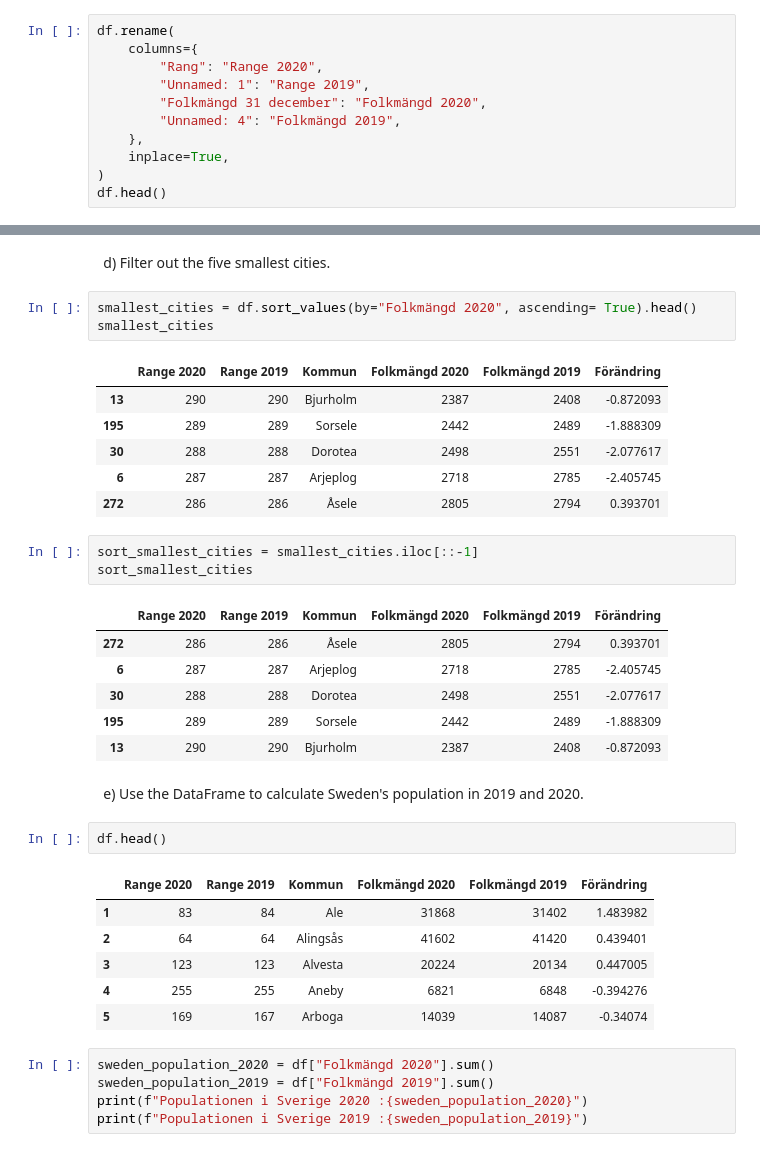
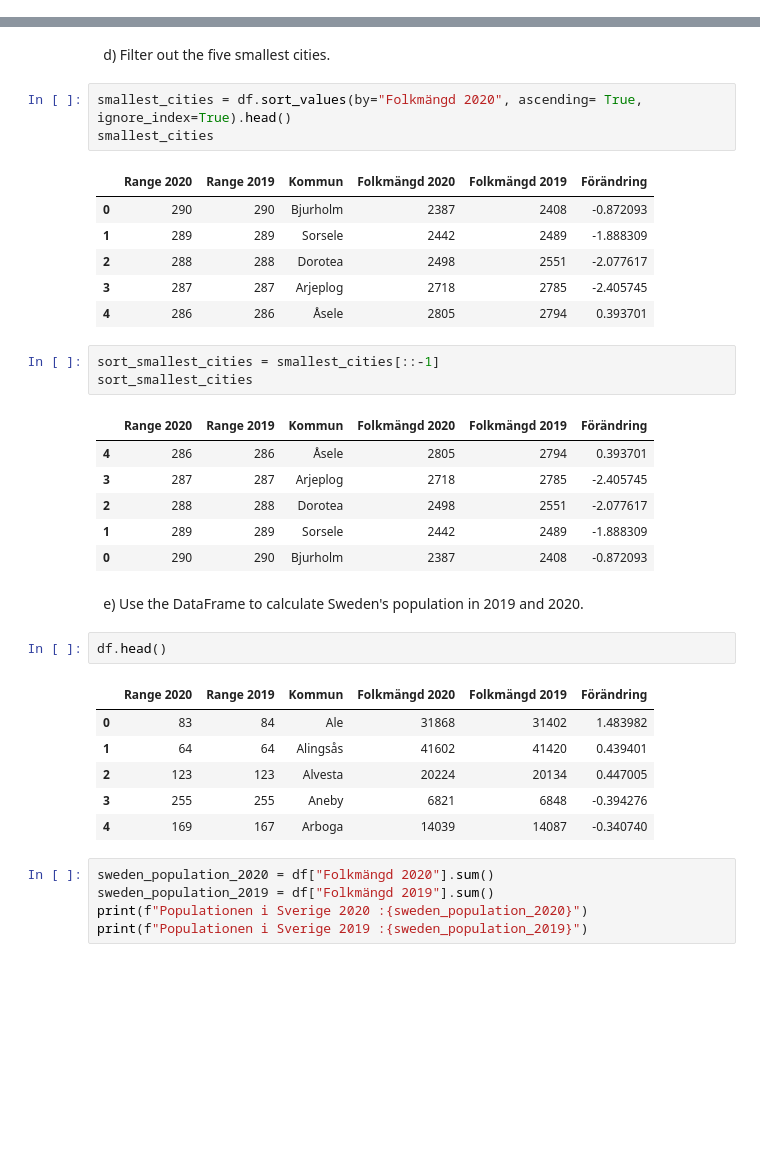
Before and after one commit to VineelaNedunuri/Databehandling-Vineela-Nedunuri, a Jupyter notebook: Exercises/E00_pandas_basic_syntax.ipynb, the cells around one changed output, grey strips where cells are left out. Saved outputs shown, nothing was run; the diff lists cells and outputs as text; blank space fills up the shorter version.

```diff
--- a/Exercises/E00_pandas_basic_syntax.ipynb
+++ b/Exercises/E00_pandas_basic_syntax.ipynb
@@ -193,14 +193,3 @@ array(['Ale', 'Alingsås', 'Alvesta', 'Aneby', 'Arboga', 'Arjeplog',
 |  2 |         123 |         123 | Alvesta  |            20224 |            20134 |     0.447005 |
 |  3 |         255 |         255 | Aneby    |             6821 |             6848 |    -0.394276 |
 |  4 |         169 |         167 | Arboga   |            14039 |            14087 |    -0.34074  |
-# %%
-df.rename(
-    columns={
-        "Rang": "Range 2020",
-        "Unnamed: 1": "Range 2019",
-        "Folkmängd 31 december": "Folkmängd 2020",
-        "Unnamed: 4": "Folkmängd 2019",
-    },
-    inplace=True,
-)
-df.head()
@@ -226,36 +203,36 @@ sort_largest_cities
 # %% [markdown]
 &nbsp; d) Filter out the five smallest cities.
 # %%
-smallest_cities = df.sort_values(by="Folkmängd 2020", ascending= True).head()
+smallest_cities = df.sort_values(by="Folkmängd 2020", ascending= True, ignore_index=True).head()
 smallest_cities
 # %% [output]
 |  | Range 2020 | Range 2019 | Kommun | Folkmängd 2020 | Folkmängd 2019 | Förändring |
-| 13 | 290 | 290 | Bjurholm | 2387 | 2408 | -0.872093 |
-| 195 | 289 | 289 | Sorsele | 2442 | 2489 | -1.888309 |
-| 30 | 288 | 288 | Dorotea | 2498 | 2551 | -2.077617 |
-| 6 | 287 | 287 | Arjeplog | 2718 | 2785 | -2.405745 |
-| 272 | 286 | 286 | Åsele | 2805 | 2794 | 0.393701 |
+| 0 | 290 | 290 | Bjurholm | 2387 | 2408 | -0.872093 |
+| 1 | 289 | 289 | Sorsele | 2442 | 2489 | -1.888309 |
+| 2 | 288 | 288 | Dorotea | 2498 | 2551 | -2.077617 |
+| 3 | 287 | 287 | Arjeplog | 2718 | 2785 | -2.405745 |
+| 4 | 286 | 286 | Åsele | 2805 | 2794 | 0.393701 |
 # %%
-sort_smallest_cities = smallest_cities.iloc[::-1]
+sort_smallest_cities = smallest_cities[::-1]
 sort_smallest_cities
 # %% [output]
 |  | Range 2020 | Range 2019 | Kommun | Folkmängd 2020 | Folkmängd 2019 | Förändring |
-| 272 | 286 | 286 | Åsele | 2805 | 2794 | 0.393701 |
-| 6 | 287 | 287 | Arjeplog | 2718 | 2785 | -2.405745 |
-| 30 | 288 | 288 | Dorotea | 2498 | 2551 | -2.077617 |
-| 195 | 289 | 289 | Sorsele | 2442 | 2489 | -1.888309 |
-| 13 | 290 | 290 | Bjurholm | 2387 | 2408 | -0.872093 |
+| 4 | 286 | 286 | Åsele | 2805 | 2794 | 0.393701 |
+| 3 | 287 | 287 | Arjeplog | 2718 | 2785 | -2.405745 |
+| 2 | 288 | 288 | Dorotea | 2498 | 2551 | -2.077617 |
+| 1 | 289 | 289 | Sorsele | 2442 | 2489 | -1.888309 |
+| 0 | 290 | 290 | Bjurholm | 2387 | 2408 | -0.872093 |
 # %% [markdown]
 &nbsp; e) Use the DataFrame to calculate Sweden's population in 2019 and 2020.
 # %%
 df.head()
 # %% [output]
 |  | Range 2020 | Range 2019 | Kommun | Folkmängd 2020 | Folkmängd 2019 | Förändring |
-| 1 | 83 | 84 | Ale | 31868 | 31402 | 1.483982 |
-| 2 | 64 | 64 | Alingsås | 41602 | 41420 | 0.439401 |
-| 3 | 123 | 123 | Alvesta | 20224 | 20134 | 0.447005 |
-| 4 | 255 | 255 | Aneby | 6821 | 6848 | -0.394276 |
-| 5 | 169 | 167 | Arboga | 14039 | 14087 | -0.34074 |
+| 0 | 83 | 84 | Ale | 31868 | 31402 | 1.483982 |
+| 1 | 64 | 64 | Alingsås | 41602 | 41420 | 0.439401 |
+| 2 | 123 | 123 | Alvesta | 20224 | 20134 | 0.447005 |
+| 3 | 255 | 255 | Aneby | 6821 | 6848 | -0.394276 |
+| 4 | 169 | 167 | Arboga | 14039 | 14087 | -0.340740 |
 # %%
 sweden_population_2020 = df["Folkmängd 2020"].sum()
 sweden_population_2019 = df["Folkmängd 2019"].sum()
```
Also changed, not shown: parts of 5 cells of this notebook.
